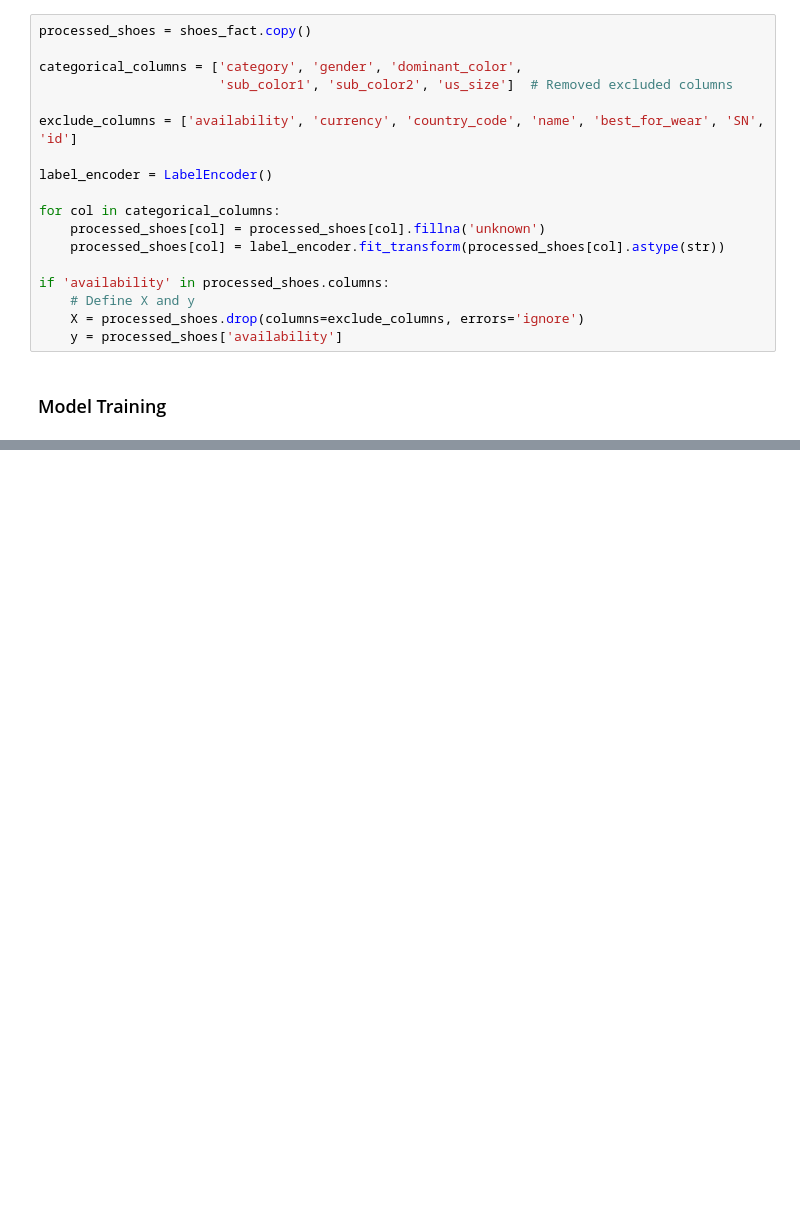
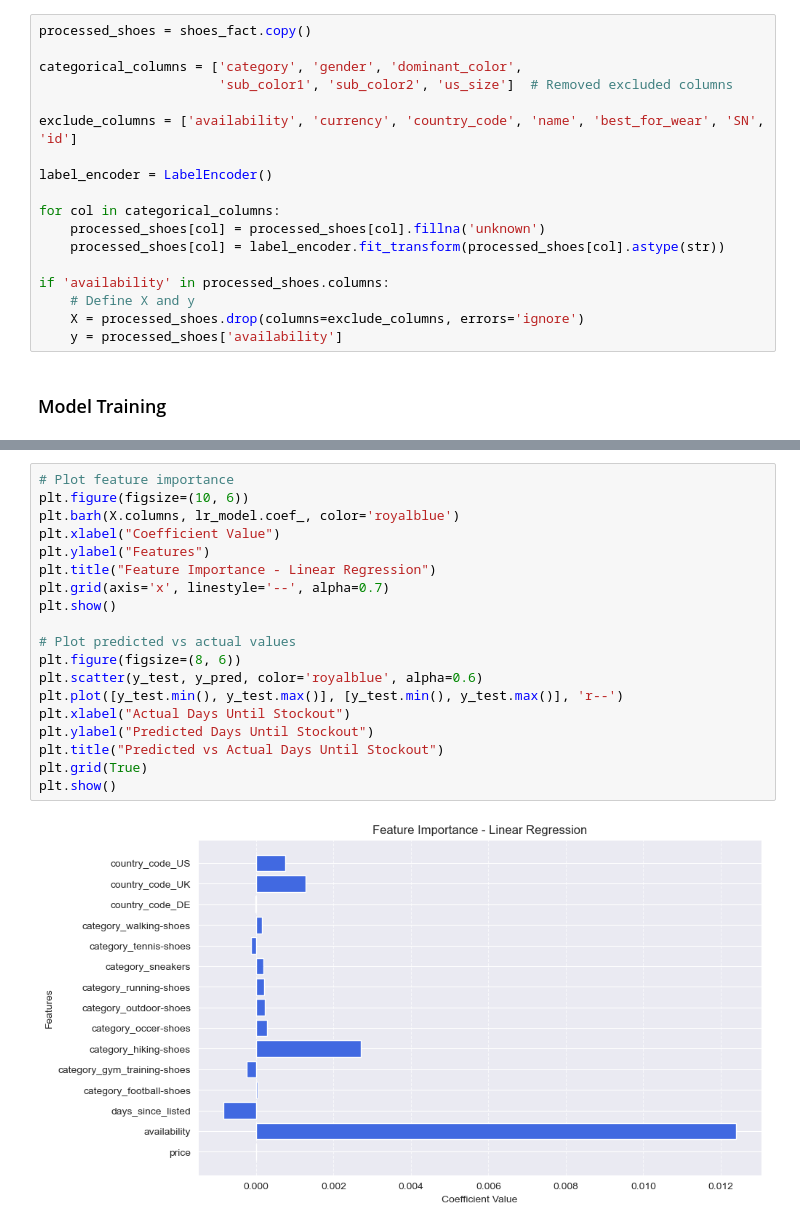
Before and after one commit to odxscholars/sollda1, a Jupyter notebook: main.ipynb, the cells around one changed output, grey strips where cells are left out. Saved outputs shown, nothing was run; the diff lists cells and outputs as text; blank space fills up the shorter version.

```diff
--- a/main.ipynb
+++ b/main.ipynb
@@ -1065,0 +1047,21 @@ Model Accuracy: 0.7912
+# %%
+# Plot feature importance
+plt.figure(figsize=(10, 6))
+plt.barh(X.columns, lr_model.coef_, color='royalblue')
+plt.xlabel("Coefficient Value")
+plt.ylabel("Features")
+plt.title("Feature Importance - Linear Regression")
+plt.grid(axis='x', linestyle='--', alpha=0.7)
+plt.show()
+
+# Plot predicted vs actual values
+plt.figure(figsize=(8, 6))
+plt.scatter(y_test, y_pred, color='royalblue', alpha=0.6)
+plt.plot([y_test.min(), y_test.max()], [y_test.min(), y_test.max()], 'r--')
+plt.xlabel("Actual Days Until Stockout")
+plt.ylabel("Predicted Days Until Stockout")
+plt.title("Predicted vs Actual Days Until Stockout")
+plt.grid(True)
+plt.show()
+# %% [output]
+[figure, added]
```
Also changed, not shown: parts of 33 cells of this notebook.
